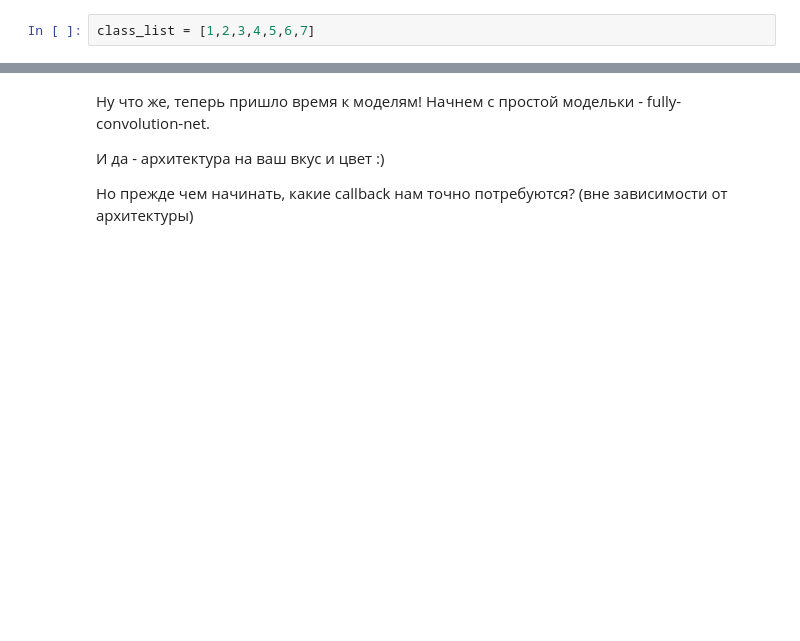
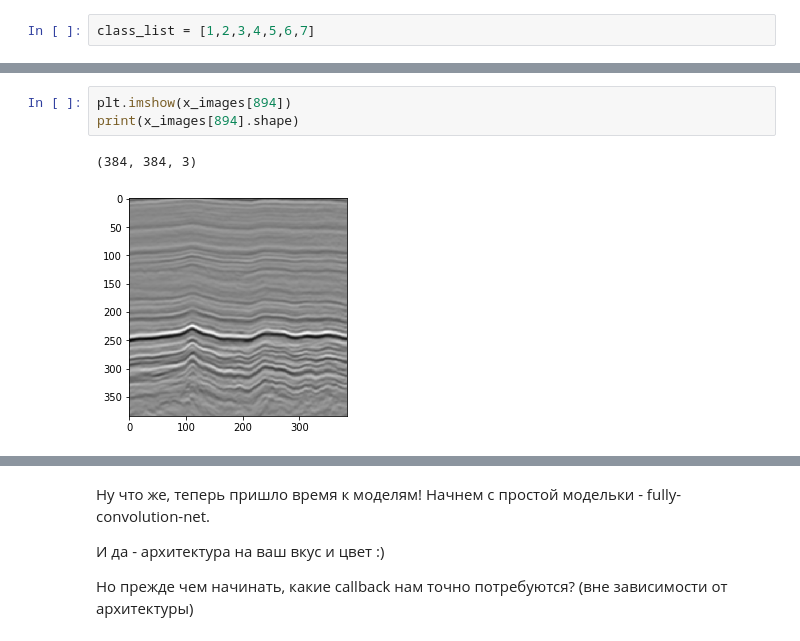
Before and after one commit to care1e55/neural_nets_dpo, a Jupyter notebook: logi_2020/week07/Hometask_1.ipynb, the cells around one changed output, grey strips where cells are left out. Cells and saved outputs as stored; diff of their text form; blank space fills up the shorter version.

```diff
--- a/logi_2020/week07/Hometask_1.ipynb
+++ b/logi_2020/week07/Hometask_1.ipynb
@@ -174,2 +190,8 @@ print(dict_end)
 {1: 94, 2: 119, 3: 128, 4: 180, 5: 213, 6: 246, 7: 264}
 {1: 95, 2: 120, 3: 129, 4: 181, 5: 214, 6: 247, 7: 265}
+# %%
+plt.imshow(x_images[894])
+print(x_images[894].shape)
+# %% [output]
+(384, 384, 3)
+[figure, added]
```
Also changed, not shown: parts of 31 cells of this notebook, 4 other files.
